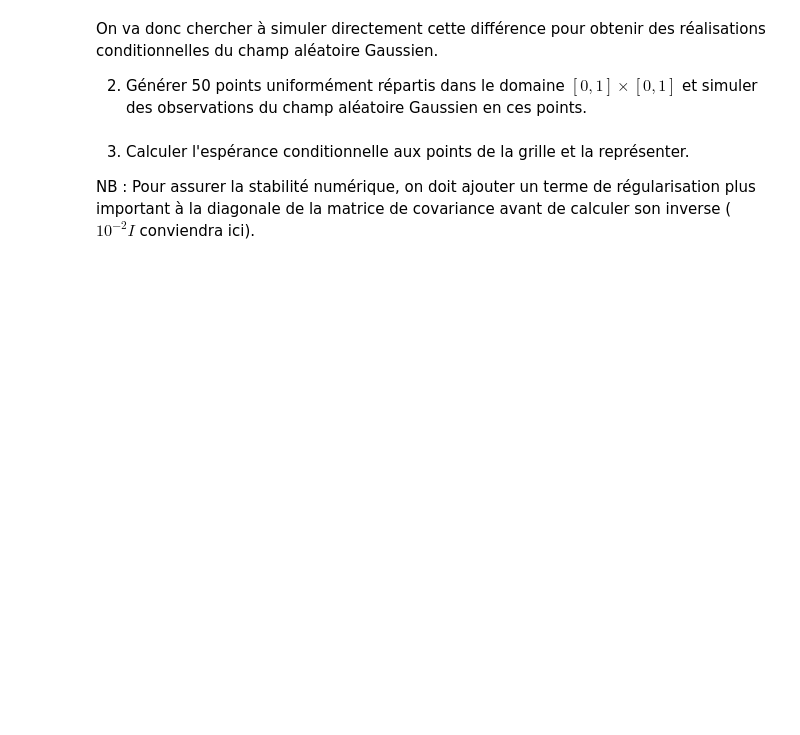
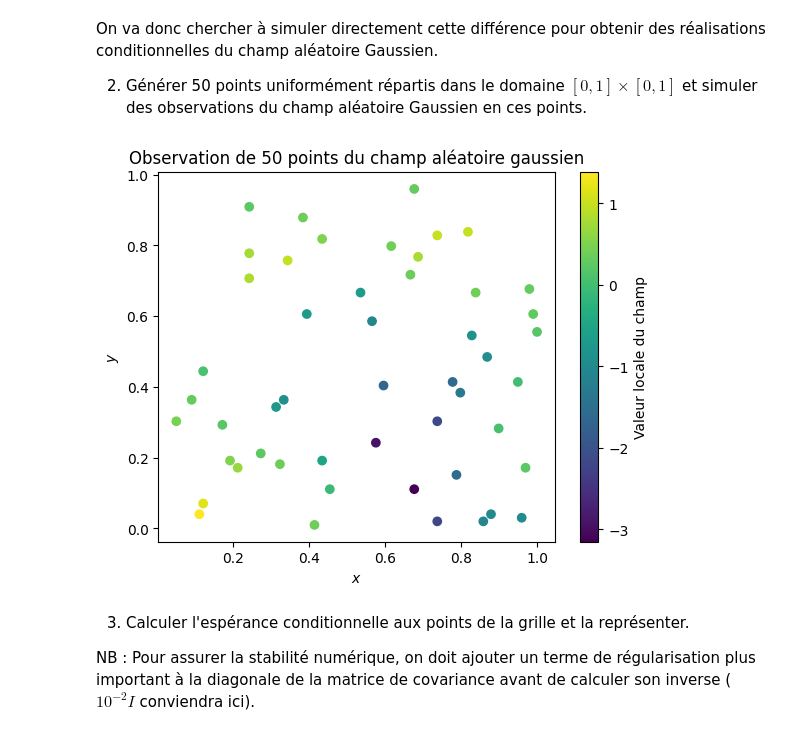
Before and after one commit to louismaguer/projet-maths-info, a Jupyter notebook: projet-probas/Projet Probabilités.ipynb, the cells around one changed output. Saved outputs shown, nothing was run; the diff lists cells and outputs as text; code cells hidden in the pictures; blank space fills up the shorter version.

```diff
--- a/projet-probas/Projet Probabilités.ipynb
+++ b/projet-probas/Projet Probabilités.ipynb
@@ -453,6 +455,29 @@ Or $\mathbb{E}(\varepsilon) = \underbrace{\mathbb{E}(\mathbb{E}(X_2 \,| \,  X_1)
 On va donc chercher à simuler directement cette différence pour obtenir des réalisations conditionnelles du champ aléatoire Gaussien.
 
 2. Générer 50 points uniformément répartis dans le domaine  $[0, 1] \times [0, 1]$ et simuler des observations du champ aléatoire Gaussien en ces points.
+# %%
+n = 100
+coords = coord(n)
+pts_obs = rng.choice(coords, 50, False)
+mat_dist = np.array([[np.linalg.norm(pts_obs[i] - pts_obs[j]) for i in range(50)] for j in range(50)])
+
+# Adaptation de la méthode spectrale
+m = len(pts_obs)
+a = 0.05
+N = 10000
+W = rng.multivariate_normal([0, 0], (2/a)*np.identity(2), N)
+Phi = rng.uniform(0, 2*np.pi, N)
+termes = np.cos(np.dot(pts_obs, W.transpose()) + Phi)
+Y = np.sqrt(2/N) * np.sum(termes, axis=1)
+
+im = plt.scatter(pts_obs[:,0], pts_obs[:,1], c=Y, cmap='viridis')
+plt.colorbar(im, label="Valeur locale du champ")
+plt.xlabel("$x$")
+plt.ylabel("$y$")
+plt.title("Observation de 50 points du champ aléatoire gaussien")
+plt.show()
+# %% [output]
+[figure, added]
 # %% [markdown]
 
 3. Calculer l'espérance conditionnelle aux points de la grille et la représenter.
```
Also changed, not shown: parts of 2 cells of this notebook.
